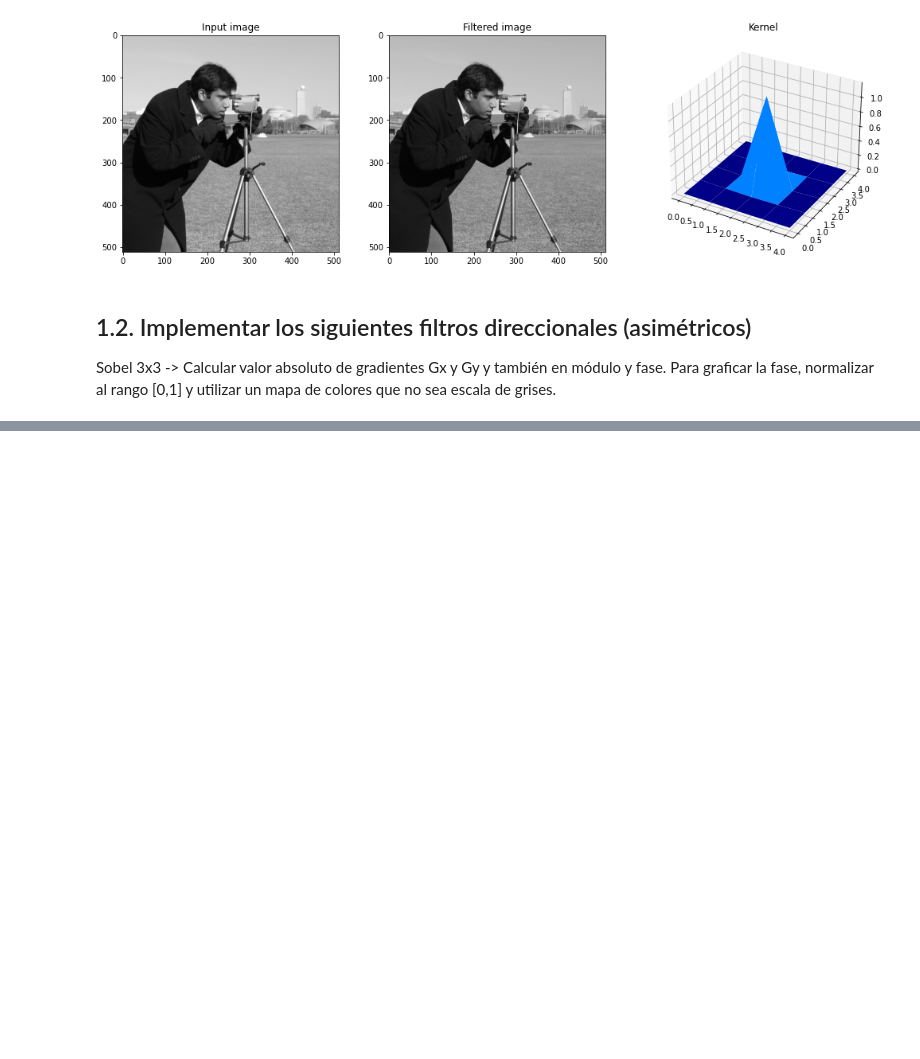
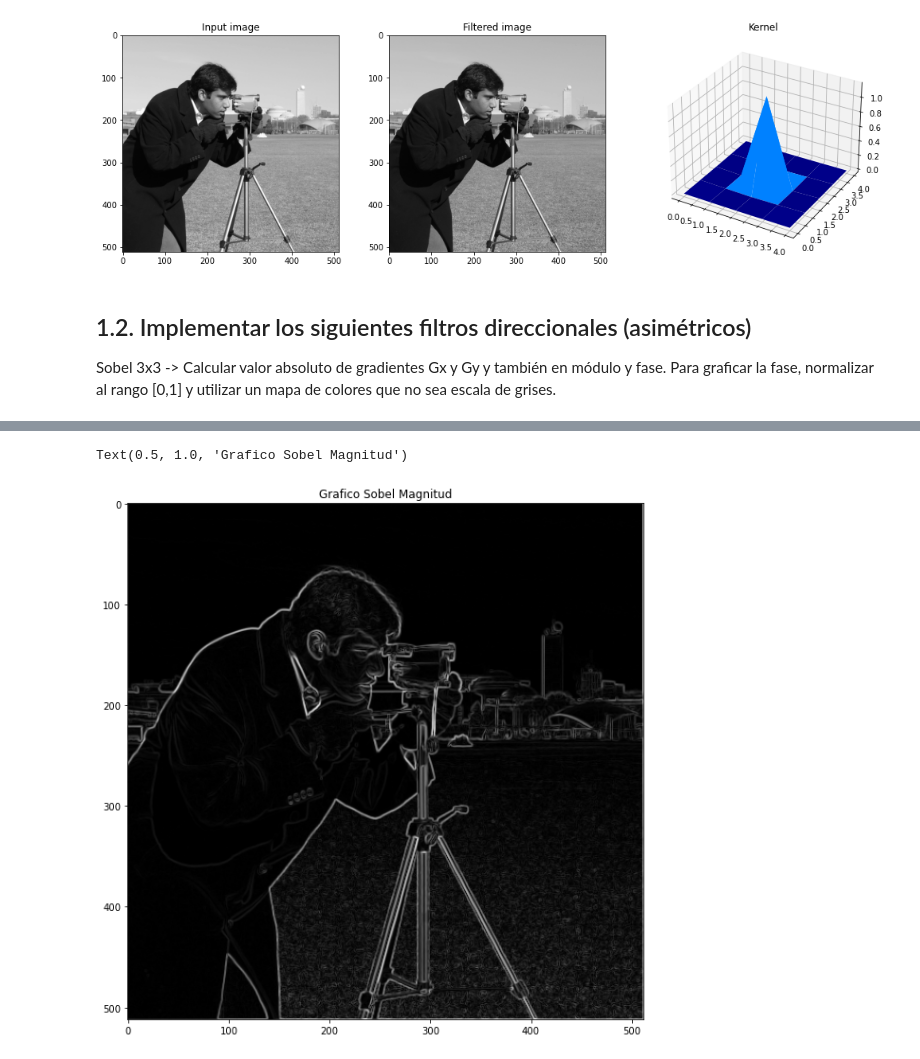
Before and after one commit to tarraga888/PDI_Practicas, a Jupyter notebook: P5EDTT.ipynb, the cells around one changed output, grey strips where cells are left out. Cells and saved outputs as stored; diff of their text form; code cells hidden in the pictures; blank space fills up the shorter version.

```diff
--- a/P5EDTT.ipynb
+++ b/P5EDTT.ipynb
@@ -284,0 +297,8 @@ kernel_O =  np.array([[-1, 0, 1],[-2, 0, 2],[-1, 0, 1]])  ##Kernle Oeste
+# %%
+Mag_Sobel=np.sqrt(np.square(Imag_Gx)+np.square(Imag_Gy))
+plt.figure(figsize=(15,10))
+plt.imshow(Mag_Sobel,cmap='gray')
+plt.title("Grafico Sobel Magnitud")
+# %% [output]
+Text(0.5, 1.0, 'Grafico Sobel Magnitud')
+[figure, added]
```
Also changed, not shown: parts of 4 cells of this notebook.
